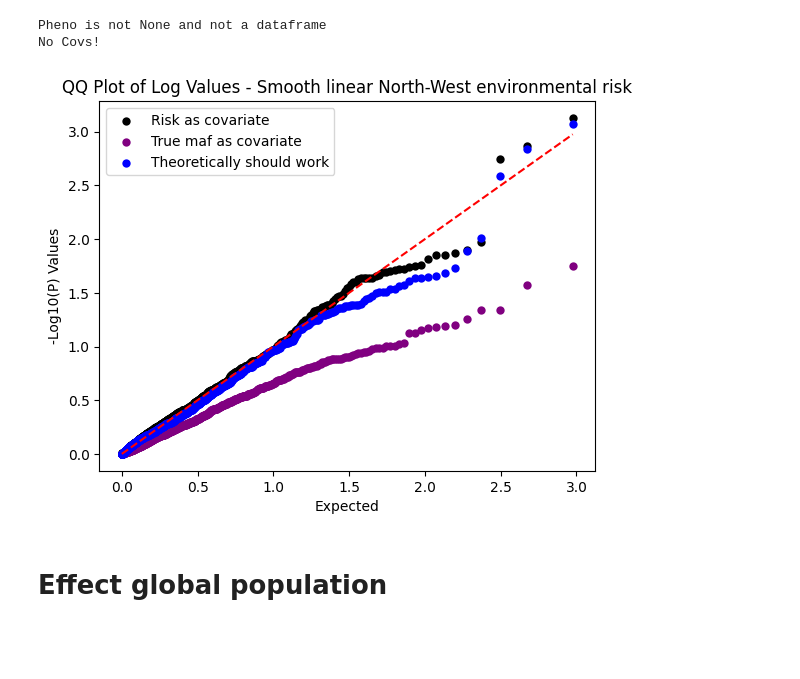
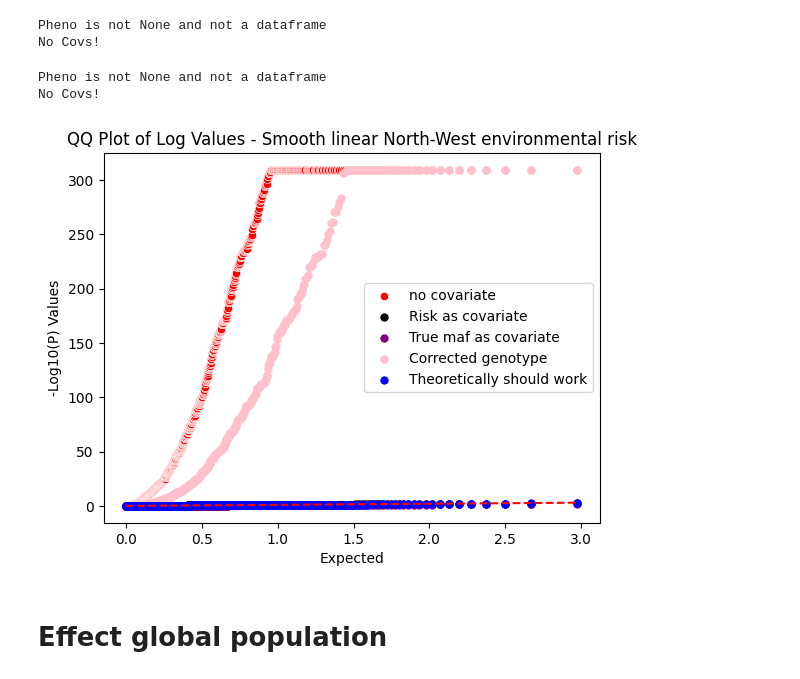
Before and after one commit to mat2m10/abyss_simulation, a Jupyter notebook: 88 Proof of concept env.ipynb, the cells around one changed output. Cells and saved outputs as stored; diff of their text form; code cells hidden in the pictures; blank space fills up the shorter version.

```diff
--- a/88 Proof of concept env.ipynb
+++ b/88 Proof of concept env.ipynb
@@ -235,6 +314,17 @@ No Covs!
+# %%
+corrected_complete = pd.DataFrame(total_corr).T
+# %%
+corrected_complete.columns = complete.columns
+# %%
+df_corrected_geno = manhattan_linear(corrected_complete, y)
+# %% [output]
+Pheno is not None and not a dataframe
+No Covs!
 # %%
 # Create QQ plot
 df_bests = pd.DataFrame()
+df_bests["-logP_no_corr"] = np.sort(df_no_corr['-logPs'])
+df_bests["-logP_geno_corr"] = np.sort(df_corrected_geno['-logPs'])
 df_bests["-logP_true_maf"] = np.sort(df_abyss_true_maf['-logPs'])
 df_bests["-logP_risk_as_cov"] = np.sort(df_risk_as_cov['-logPs'])
 df_bests["-logP_pheno_as_cov"] = np.sort(df_pheno_as_cov['-logPs'])
@@ -254,33 +344,33 @@ expected_quantiles = np.arange(1, n + 1) / n
 expected_logP = np.sort(-np.log10(expected_quantiles))
 df_bests['expected_logP'] = expected_logP
 # %%
-#sns.scatterplot(x='expected_logP', y='-logP_pheno_as_cov', data=df_bests, color='red', label='Pheno as covariate')
+sns.scatterplot(x='expected_logP', y='-logP_no_corr', data=df_bests, color='red', label='no covariate')
 
 sns.scatterplot(x='expected_logP', y='-logP_risk_as_cov', data=df_bests, color='black', label='Risk as covariate', linewidth=0)
 
 sns.scatterplot(x='expected_logP', y='-logP_true_maf', data=df_bests, color='purple', label='True maf as covariate', linewidth=0)
 
-#sns.scatterplot(x='expected_logP', y='-logP_true_maf', data=df_bests, color='pink', label='True peminku as covariate', linewidth=0)
+sns.scatterplot(x='expected_logP', y='-logP_geno_corr', data=df_bests, color='pink', label='Corrected genotype', linewidth=0)
 
 sns.scatterplot(x='expected_logP', y='-logP_abyss_theory', data=df_bests, color='blue', label='Theoretically should work', linewidth=0)
 
 # Plot diagonal reference line
 plt.plot([min(df_bests['expected_logP']), max(df_bests['expected_logP'])],
          [min(df_bests['expected_logP']), max(df_bests['expected_logP'])],
          color='red', linestyle='--')
 
 # Set plot labels and title
 plt.xlabel('Expected')
 plt.ylabel('-Log10(P) Values')
 plt.title(f"QQ Plot of Log Values - {naming_dict[name_risk]}")
 
 # Show legend
 plt.legend()
 #plt.savefig(f"data/plots/qq_pheno_{name_risk}_iter_{iterations}_G{G}_L{L}_c{c}_k{k}_M{M}.png", dpi=100)
 # Show plot
 plt.show()
 # %% [output]
-[figure, old version]
+[figure, new version]
 # %% [markdown]
 # Effect global population
 # %% [markdown]
```
Also changed, not shown: parts of 7 cells of this notebook, 1 other file.
